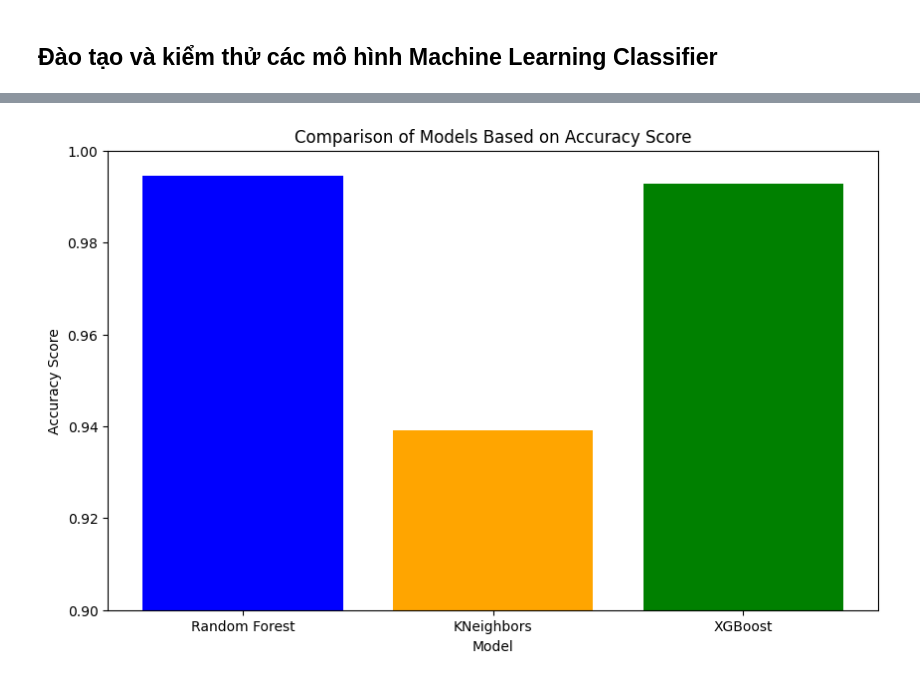
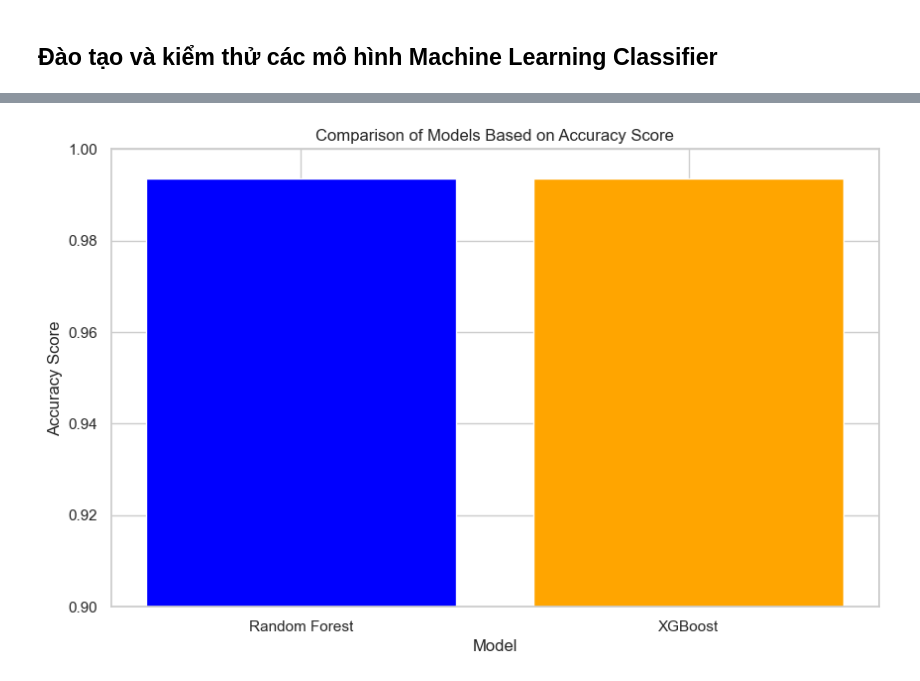
Before and after one commit to quannm2k2/analytic_aqi_vietnam, a Jupyter notebook: notebook.ipynb, the cells around one changed output, grey strips where cells are left out. Saved outputs shown, nothing was run; the diff lists cells and outputs as text; code cells hidden in the pictures.

```diff
--- a/notebook.ipynb
+++ b/notebook.ipynb
@@ -204,19 +449,20 @@ def aqi_classification(df):
     # Xây dựng hàm để xác định loại AQI dựa trên giá trị aqi
     def categorize_aqi(aqi):
         if aqi <= 50:
-            return 'Good'
+            return 'Good' # Tốt
         elif 51 <= aqi <= 100:
-            return 'Moderate'
+            return 'Moderate' # Trung bình
         elif 101 <= aqi <= 150:
-            return 'Unhealthy for Sensitive Groups'
-        elif 151 <= aqi <= 200:
-            return 'Unhealthy'
-        else:
-            return 'Very Unhealthy'
+            return 'Unhealthy for Sensitive Groups' # Không tốt cho các nhóm nhạy cảm
+        elif 151 <= aqi <= 500:
+            return 'Unhealthy and Above' # Không lành mạnh trở lên
+
+        # elif 151 <= aqi <= 200:
+        #     return 'Unhealthy' # Không tốt cho sức khỏe
         # elif 201 <= aqi <= 300:
-        #     return 'Very Unhealthy'
+        #     return 'Very Unhealthy' # Rất không tốt cho sức khỏe
         # else:
-        #     return 'Hazardous'
+        #     return 'Hazardous' # Nguy hiểm
 
     # Áp dụng hàm để tạo cột 'AQI Category'
     df['AQI Category'] = df['aqi'].apply(categorize_aqi)
@@ -249,0 +548,5 @@ Name: count, dtype: int64
+# %%
+sns.set_theme(font_scale=1)
+sns.set_style('whitegrid')
+sns.catplot(x='AQI Category', y='aqi', data=hanoi_df, kind='box')
+plt.show()
@@ -474,0 +987,5 @@ Random Forest Classification Report:
+# %%
+# Model : Random Forest Classifier
+# Khởi tạo Model
+rf_model = RandomForestClassifier(n_estimators=100, random_state=42)
+rf_accuracy_score = train_model(da_nang_df, rf_model, 'Random Forest')
@@ -586,0 +1143,5 @@ XGBoost Classification Report:
+# %%
+# Model : XGBoost Classifier
+# Khởi tạo Model
+xgb_model = XGBClassifier(random_state=42)
+xgb_accuracy_score = train_model(da_nang_df, xgb_model, 'XGBoost')
@@ -587,19 +1169,19 @@ XGBoost Classification Report:
 # %%
 import matplotlib.pyplot as plt
 
 # Các tên của các mô hình
-models = ['Random Forest', 'KNeighbors', 'XGBoost']
+models = ['Random Forest', 'XGBoost']
 
 # Accuracy Score tương ứng của các mô hình khi train DataFrame hanoi_df
-accuracy_scores = [rf_accuracy_score, knn_accuracy_score, xgb_accuracy_score]  # Thay thế các giá trị này bằng kết quả accuracy score của mô hình của bạn
+accuracy_scores = [rf_accuracy_score, xgb_accuracy_score]  # Thay thế các giá trị này bằng kết quả accuracy score của mô hình của bạn
 
 # Vẽ biểu đồ so sánh
 plt.figure(figsize=(10, 6))
 plt.bar(models, accuracy_scores, color=['blue', 'orange', 'green'])
 plt.xlabel('Model')
 plt.ylabel('Accuracy Score')
 plt.title('Comparison of Models Based on Accuracy Score')
 plt.ylim(0.9, 1)  # Đặt giới hạn trục y từ 0.9 đến 1 để dễ nhìn
 plt.show()
 # %% [output]
-[figure, old version]
+[figure, new version]
```
Also changed, not shown: parts of 64 cells of this notebook.
